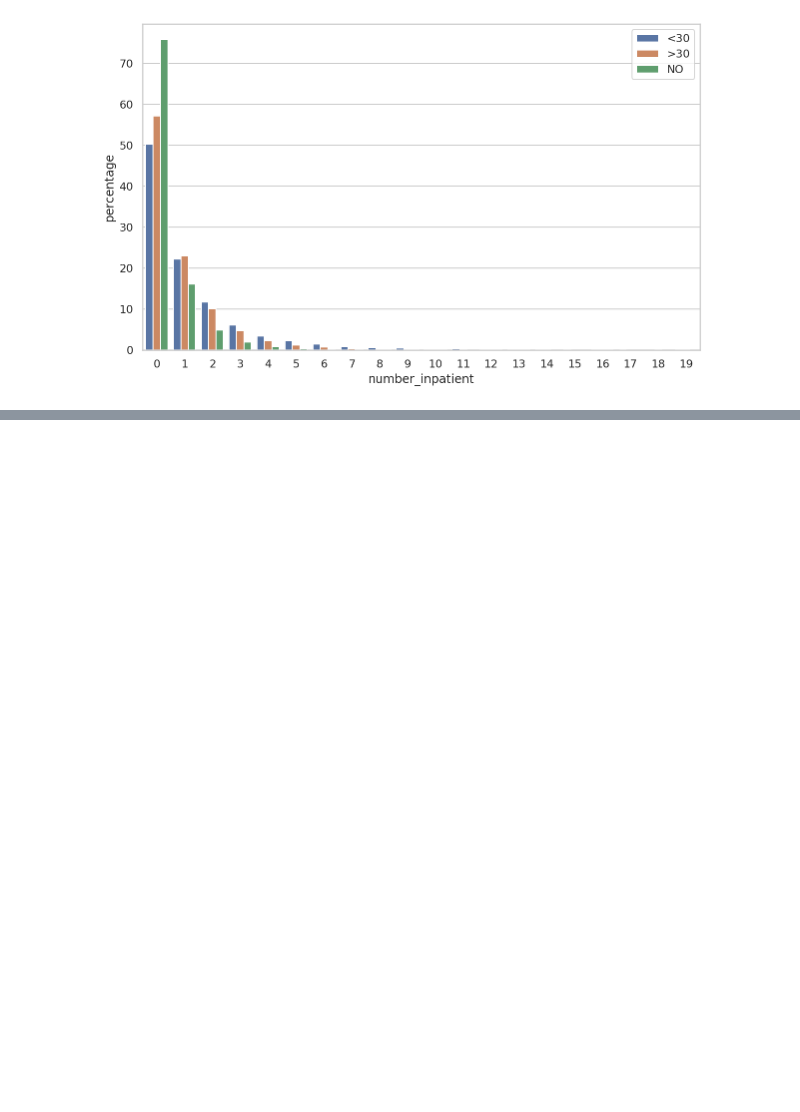
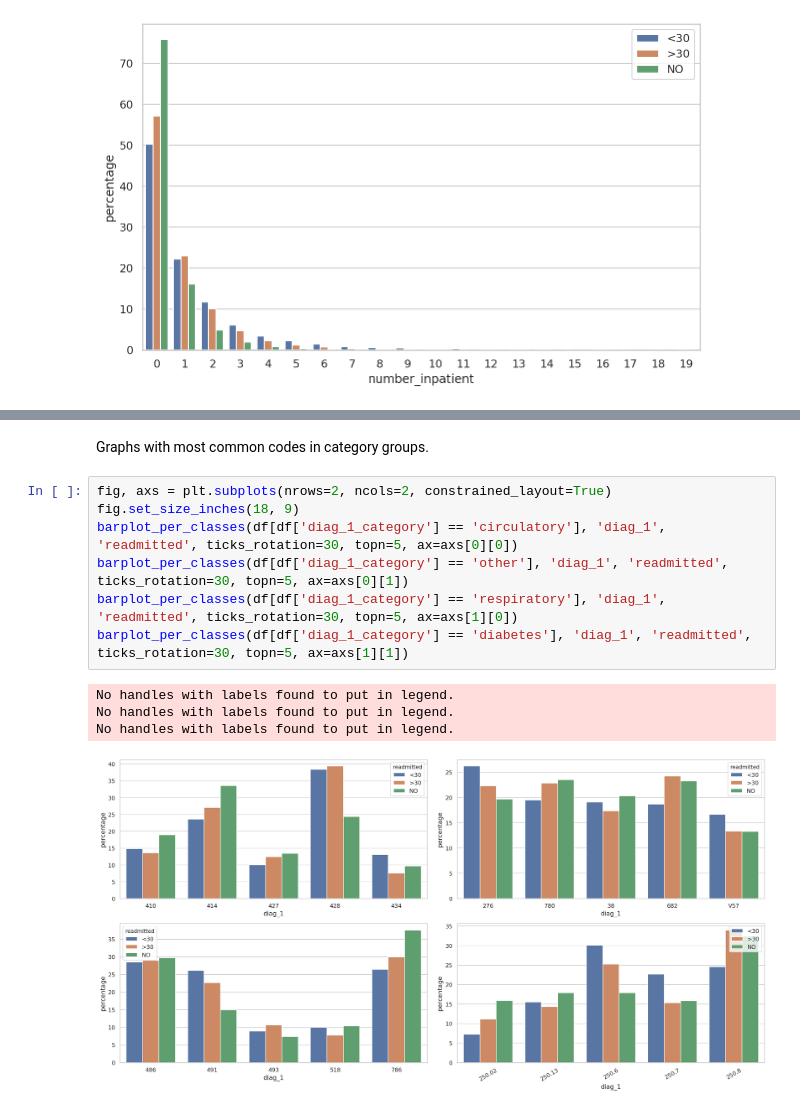
Before and after one commit to pmacinec/diabetes-patients-readmissions-prediction, a Jupyter notebook: notebooks/0_data_analysis.ipynb, the cells around one changed output, grey strips where cells are left out. Saved outputs shown, nothing was run; the diff lists cells and outputs as text; blank space fills up the shorter version.

```diff
--- a/notebooks/0_data_analysis.ipynb
+++ b/notebooks/0_data_analysis.ipynb
@@ -467,0 +518,14 @@ barplot_per_classes(df, 'number_inpatient', 'readmitted')
+# %% [markdown]
+Graphs with most common codes in category groups.
+# %%
+fig, axs = plt.subplots(nrows=2, ncols=2, constrained_layout=True)
+fig.set_size_inches(18, 9)
+barplot_per_classes(df[df['diag_1_category'] == 'circulatory'], 'diag_1', 'readmitted', ticks_rotation=30, topn=5, ax=axs[0][0])
+barplot_per_classes(df[df['diag_1_category'] == 'other'], 'diag_1', 'readmitted', ticks_rotation=30, topn=5, ax=axs[0][1])
+barplot_per_classes(df[df['diag_1_category'] == 'respiratory'], 'diag_1', 'readmitted', ticks_rotation=30, topn=5, ax=axs[1][0])
+barplot_per_classes(df[df['diag_1_category'] == 'diabetes'], 'diag_1', 'readmitted', ticks_rotation=30, topn=5, ax=axs[1][1])
+# %% [output]
+No handles with labels found to put in legend.
+No handles with labels found to put in legend.
+No handles with labels found to put in legend.
+[figure, added]
```
Also changed, not shown: parts of 15 cells of this notebook.
